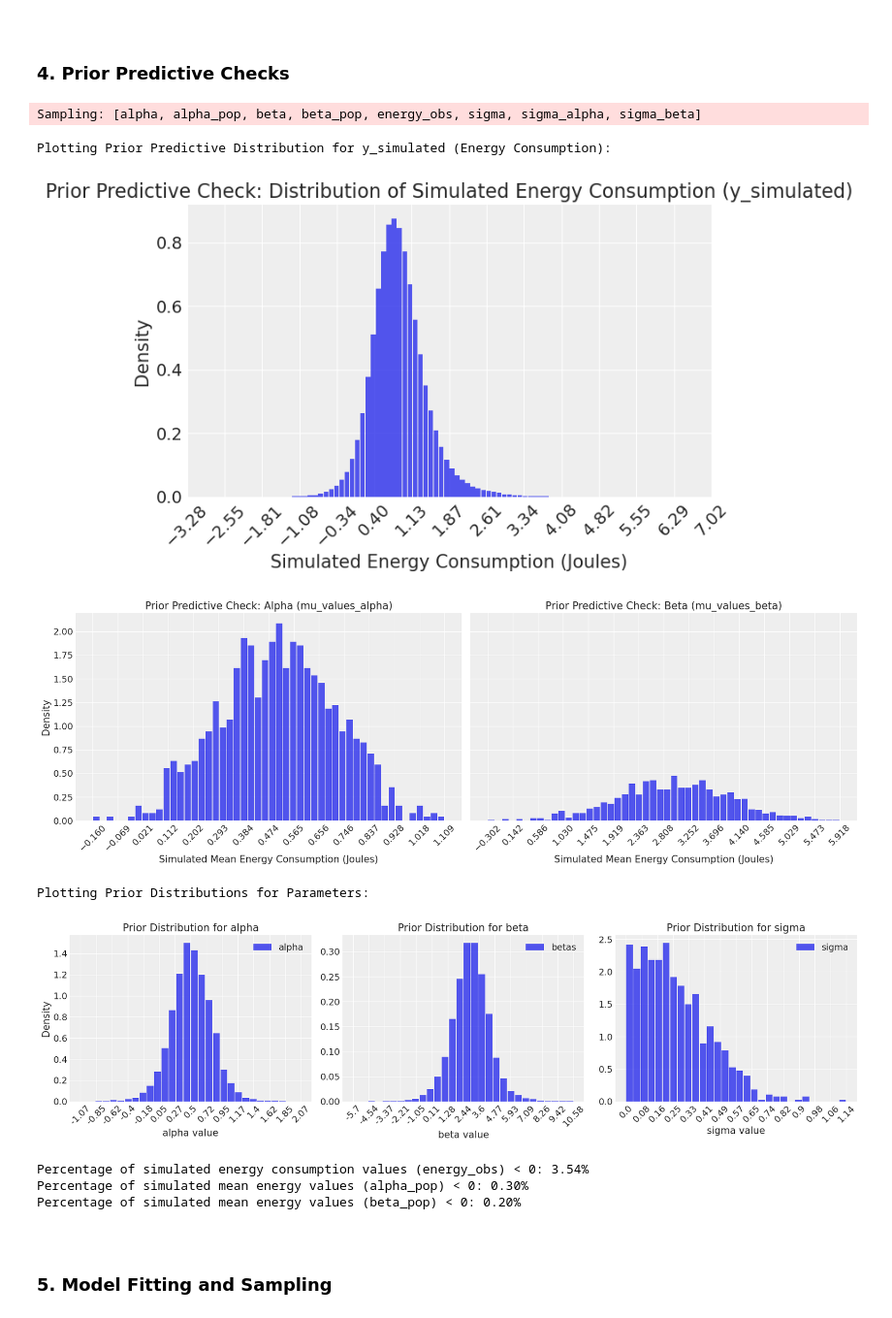
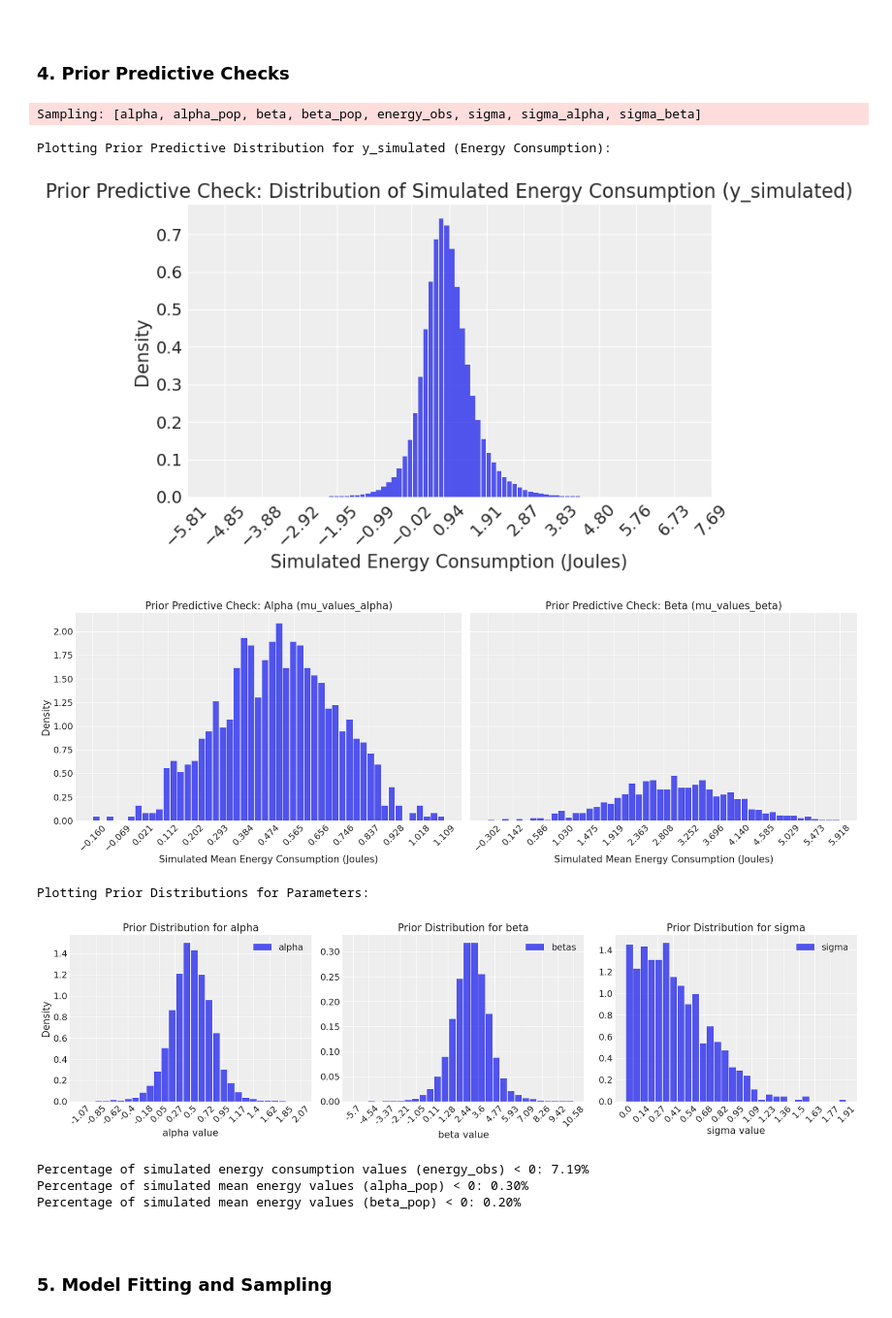
Before and after one commit to sanderengel/prpro_exam_2025, a Jupyter notebook: main-question.ipynb, the cells around one changed output. Shown at 97% size. Saved outputs shown, nothing was run; the diff lists cells and outputs as text; code cells hidden in the pictures.

```diff
--- a/main-question.ipynb
+++ b/main-question.ipynb
@@ -404,10 +404,6 @@ with pm.Model() as model_h1:
     # Likelihood
     y_obs = pm.Normal("y_obs", mu = mu, sigma = sigma, observed = y)
 
-    # Add log likelihood
-    log_likelihood = pm.logp(y_obs, y)  # Pass the observed data explicitly
-    pm.Deterministic("log_likelihood", log_likelihood)
-
     # Sampling
     trace_h1 = pm.sample(2000, tune = 1000, target_accept = .95, return_inferencedata = True, random_seed = 42, idata_kwargs={"log_likelihood": True})
 
@@ -751,10 +747,6 @@ with pm.Model() as model_h2:
     # Likelihood
     y_obs = pm.Normal("y_obs", mu = mu, sigma = sigma, observed = y)
 
-    # Add log likelihood
-    log_likelihood = pm.logp(y_obs, y)  # Pass the observed data explicitly
-    pm.Deterministic("log_likelihood", log_likelihood)
-
     # Sampling
     trace_h2 = pm.sample(2000, tune = 1000, target_accept = 0.95, return_inferencedata = True, random_seed = 42, idata_kwargs={"log_likelihood": True})
 
@@ -1009,7 +1001,7 @@ with pm.Model() as model_h3_prior_pred:
 
     # Model for energy consumption
     mu = alpha[endpoint_idx] + beta[endpoint_idx] * runtime
-    sigma = pm.HalfNormal("sigma", sigma=.3)  # Residual standard deviation
+    sigma = pm.HalfNormal("sigma", sigma=.5)  # Residual standard deviation
 
     # Likelihood
     energy_obs = pm.Normal("energy_obs", mu=mu, sigma=sigma, shape = y.shape[0])
@@ -1080,38 +1072,38 @@ axes[1].set_xticklabels(np.round(x_ticks, 2), rotation = 45)
 axes[1].set_title("Prior Distribution for beta")
 axes[1].set_xlabel("beta value")
 
 # Sigmas
 sigma_values = prior_pred_samples_h3.prior["sigma"].stack(samples = ("chain", "draw"))
 az.plot_dist(sigma_values, ax = axes[2], label = "sigma", kind = "hist", hist_kwargs = {'alpha': .8, 'bins': 30})
 x_ticks = np.linspace(np.min(sigma_values), np.max(sigma_values), num = 15)
 axes[2].set_xticks(x_ticks)
 axes[2].set_xticklabels(np.round(x_ticks, 2), rotation = 45)
 axes[2].set_title("Prior Distribution for sigma")
 axes[2].set_xlabel("sigma value")
 
 plt.tight_layout()
 plt.show()
 
 # Check for negative energy values for h3
 simulated_y_flat = prior_pred_samples_h3.prior["energy_obs"].stack(samples=("chain", "draw")).values
 negative_y_percentage = np.mean(simulated_y_flat < 0) * 100
 print(f"\nPercentage of simulated energy consumption values (energy_obs) < 0: {negative_y_percentage:.2f}%")
 
 simulated_mu_flat = prior_pred_samples_h3.prior["alpha_pop"].stack(samples=("chain", "draw")).values
 negative_mu_alpha_percentage = np.mean(simulated_mu_flat < 0) * 100
 print(f"Percentage of simulated mean energy values (alpha_pop) < 0: {negative_mu_alpha_percentage:.2f}%")
 
 simulated_mu_flat = prior_pred_samples_h3.prior["beta_pop"].stack(samples=("chain", "draw")).values
 negative_mu_beta_percentage = np.mean(simulated_mu_flat < 0) * 100
 print(f"Percentage of simulated mean energy values (beta_pop) < 0: {negative_mu_beta_percentage:.2f}%")
 # %% [output]
 Sampling: [alpha, alpha_pop, beta, beta_pop, energy_obs, sigma, sigma_alpha, sigma_beta]
 Plotting Prior Predictive Distribution for y_simulated (Energy Consumption):
-[figure, old version]
+[figure, new version]
 [figure]
 Plotting Prior Distributions for Parameters:
-[figure, old version]
+[figure, new version]
-Percentage of simulated energy consumption values (energy_obs) < 0: 3.54%
+Percentage of simulated energy consumption values (energy_obs) < 0: 7.19%
 Percentage of simulated mean energy values (alpha_pop) < 0: 0.30%
 Percentage of simulated mean energy values (beta_pop) < 0: 0.20%
 # %% [markdown]
```
Also changed, not shown: parts of 12 cells of this notebook.
